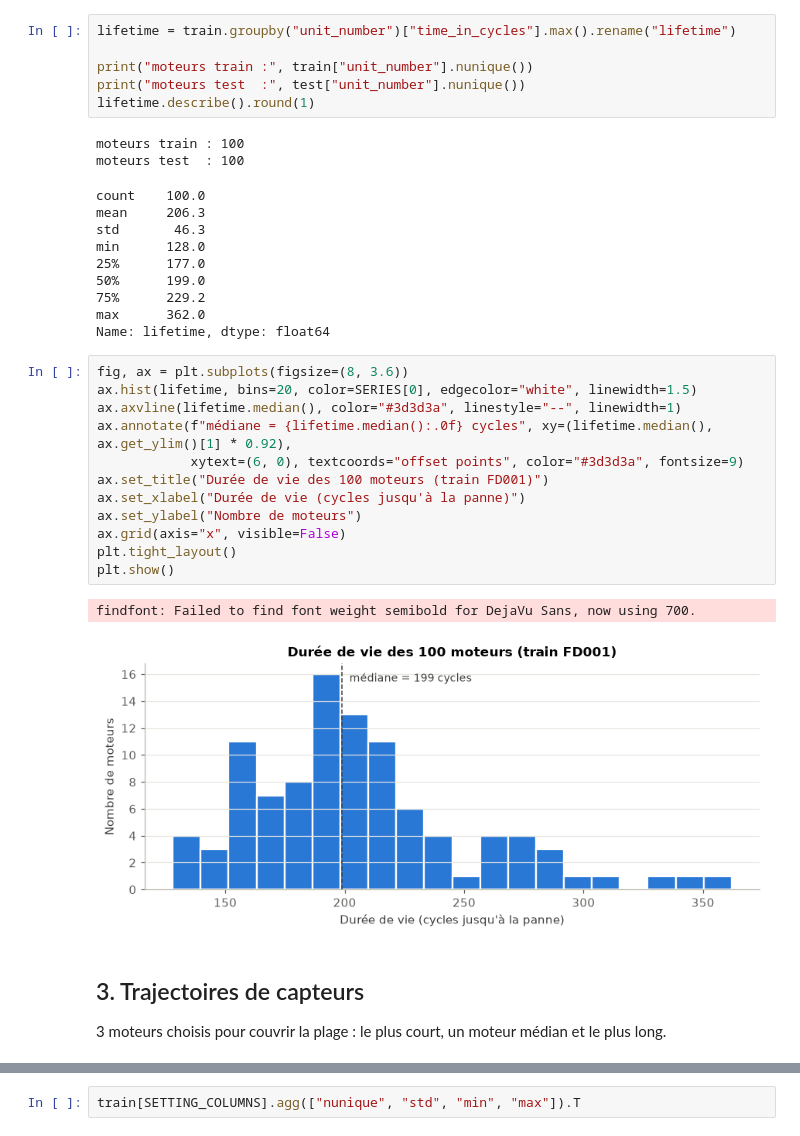
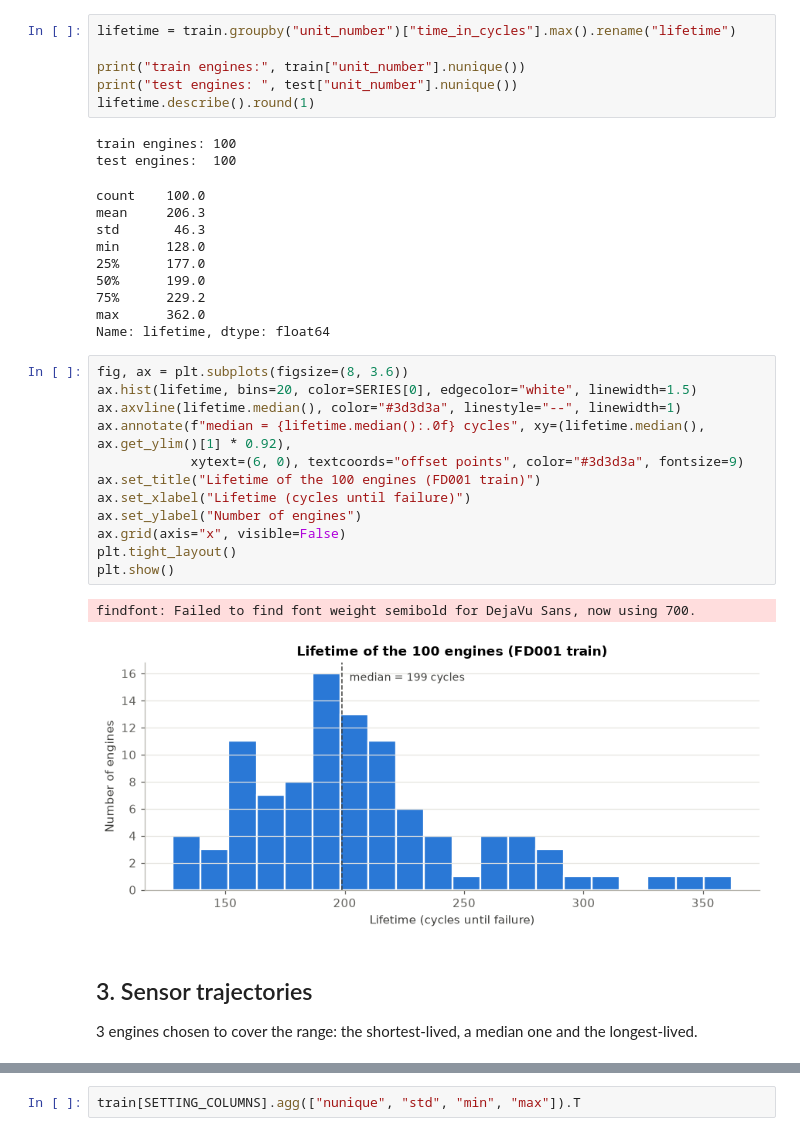
Before and after one commit to atef-hadef/industrial-pdm-copilot, a Jupyter notebook: notebooks/01_eda.ipynb, the cells around one changed output, grey strips where cells are left out. Cells and saved outputs as stored; diff of their text form.

```diff
--- a/notebooks/01_eda.ipynb
+++ b/notebooks/01_eda.ipynb
@@ -69,12 +69,12 @@ Son dernier cycle = sa durée de vie totale.
 # %%
 lifetime = train.groupby("unit_number")["time_in_cycles"].max().rename("lifetime")
 
-print("moteurs train :", train["unit_number"].nunique())
-print("moteurs test  :", test["unit_number"].nunique())
+print("train engines:", train["unit_number"].nunique())
+print("test engines: ", test["unit_number"].nunique())
 lifetime.describe().round(1)
 # %% [output]
-moteurs train : 100
-moteurs test  : 100
+train engines: 100
+test engines:  100
 count    100.0
 mean     206.3
 std       46.3
@@ -87,22 +87,22 @@ Name: lifetime, dtype: float64
 # %%
 fig, ax = plt.subplots(figsize=(8, 3.6))
 ax.hist(lifetime, bins=20, color=SERIES[0], edgecolor="white", linewidth=1.5)
 ax.axvline(lifetime.median(), color="#3d3d3a", linestyle="--", linewidth=1)
-ax.annotate(f"médiane = {lifetime.median():.0f} cycles", xy=(lifetime.median(), ax.get_ylim()[1] * 0.92),
+ax.annotate(f"median = {lifetime.median():.0f} cycles", xy=(lifetime.median(), ax.get_ylim()[1] * 0.92),
             xytext=(6, 0), textcoords="offset points", color="#3d3d3a", fontsize=9)
-ax.set_title("Durée de vie des 100 moteurs (train FD001)")
-ax.set_xlabel("Durée de vie (cycles jusqu'à la panne)")
-ax.set_ylabel("Nombre de moteurs")
+ax.set_title("Lifetime of the 100 engines (FD001 train)")
+ax.set_xlabel("Lifetime (cycles until failure)")
+ax.set_ylabel("Number of engines")
 ax.grid(axis="x", visible=False)
 plt.tight_layout()
 plt.show()
 # %% [output]
 findfont: Failed to find font weight semibold for DejaVu Sans, now using 700.
-[figure, old version]
+[figure, new version]
-# %% [markdown]
-## 3. Trajectoires de capteurs
-
-3 moteurs choisis pour couvrir la plage : le plus court, un moteur médian et le plus long.
+# %% [markdown]
+## 3. Sensor trajectories
+
+3 engines chosen to cover the range: the shortest-lived, a median one and the longest-lived.
 # %%
 order = lifetime.sort_values()
 units = [order.index[0], order.index[len(order) // 2], order.index[-1]]
```
Also changed, not shown: parts of 19 cells of this notebook, 12 other files.
